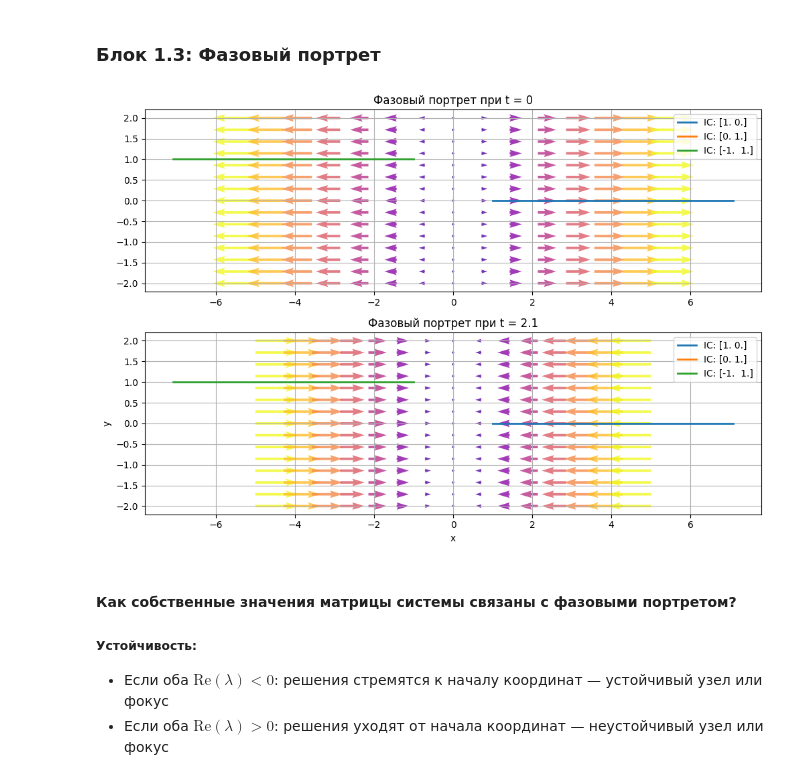
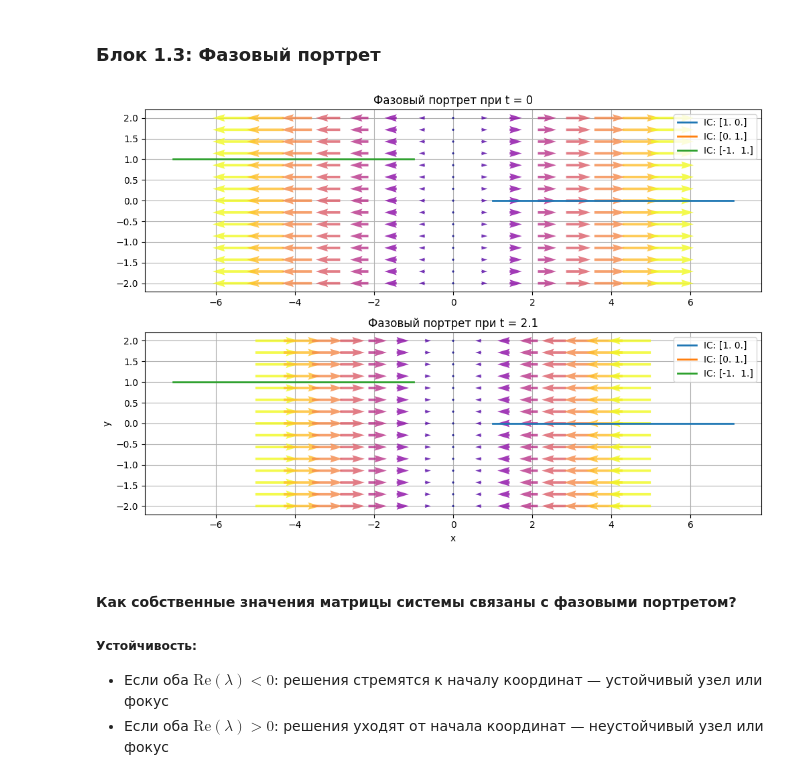
Before and after one commit to n-sukhov/Differential_equations_RGR2, a Jupyter notebook: РГР_2_Сухов_Магомедов_Шишкина.ipynb, the cells around one changed output. Drawn from its saved outputs; the diff is of its cells as text; code cells hidden in the pictures.

```diff
--- a/РГР_2_Сухов_Магомедов_Шишкина.ipynb
+++ b/РГР_2_Сухов_Магомедов_Шишкина.ipynb
@@ -40,34 +40,35 @@ X, Y = np.meshgrid(x, y)
 
 dX = np.zeros((2, X.shape[0], X.shape[1]))
 dY = np.zeros_like(dX)
 
 t = [0, 2.1]
 
 for idx, t_i in enumerate(t):
     for i in range(X.shape[0]):
         for j in range(X.shape[1]):
             dx, dy = linear_system(t_i, [X[i, j], Y[i, j]])
             dX[idx, i, j] = dx
             dY[idx, i, j] = dy
 
 fig, axes = plt.subplots(2, 1, figsize=(10, 7), sharey=True)
 for i, ax in enumerate(axes):
     ax.quiver(X, Y, dX[i], dY[i], np.hypot(dX[i], dY[i]), cmap='plasma', alpha=0.8)
 
     for sol in solutions:
         ax.plot(sol.y[0], sol.y[1], lw=2, label=f"IC: {sol.y[:,0]}")
 
 
     ax.grid(True)
     ax.legend()
+    ax.set_axisbelow(True)
     ax.set_title(f"Фазовый портрет при t = {t[i]}")
 
 plt.xlabel("x")
 plt.ylabel("y")
 plt.tight_layout()
 plt.show()
 # %% [output]
-[figure, old version]
+[figure, new version]
 # %% [markdown]
 #### Как собственные значения матрицы системы связаны с фазовыми портретом?
 
```
Also changed, not shown: parts of 10 cells of this notebook.
